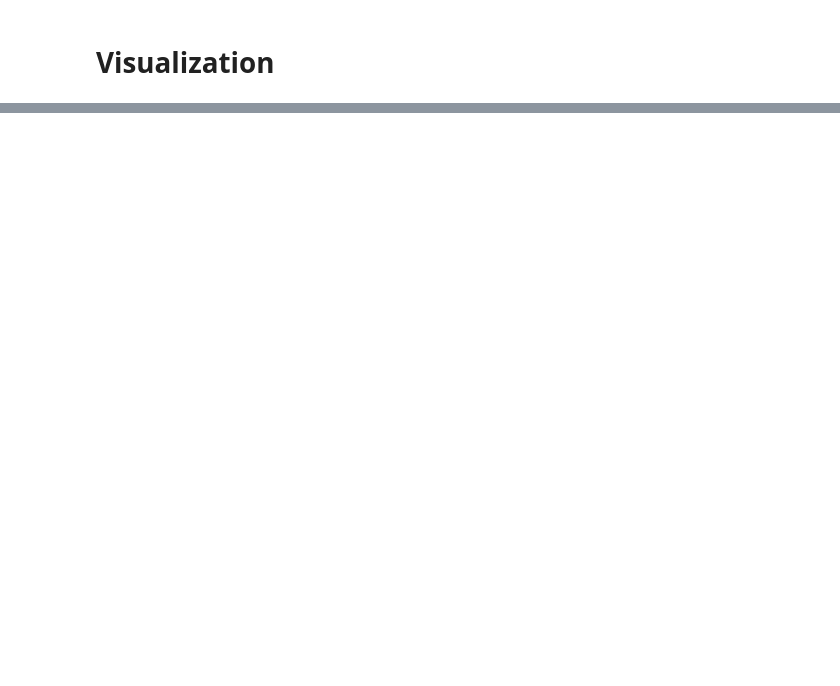
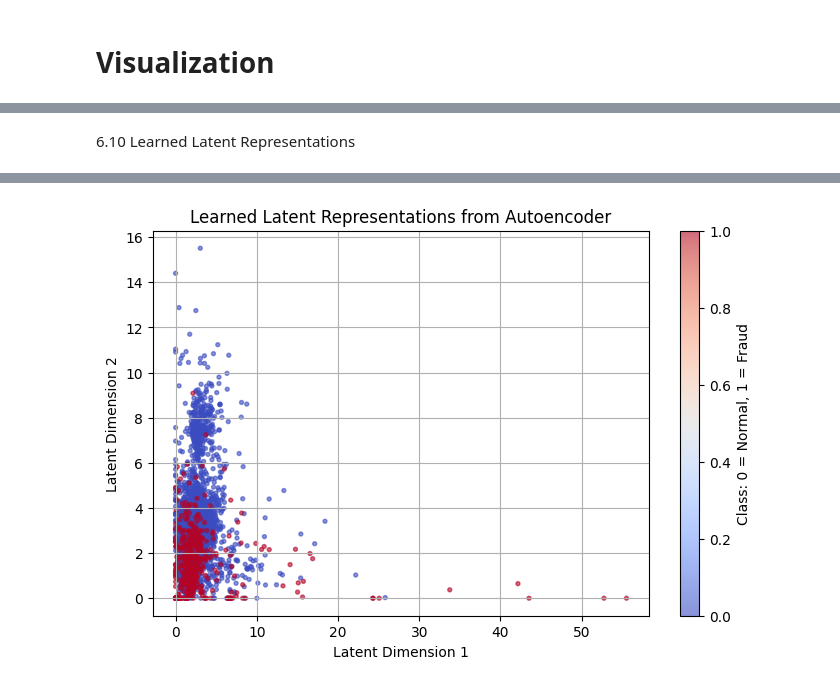
Before and after one commit to DOHA-BASEM3/FINAL-PROJECT, a Jupyter notebook: Ghena_Preprocessing_PCA_tSNE.ipynb, the cells around one changed output, grey strips where cells are left out. Drawn from its saved outputs; the diff is of its cells as text; code cells hidden in the pictures; blank space fills up the shorter version.

```diff
--- a/Ghena_Preprocessing_PCA_tSNE.ipynb
+++ b/Ghena_Preprocessing_PCA_tSNE.ipynb
@@ -1211,0 +1392,18 @@ plt.show()
+# %%
+# Prepare the test set by combining validation normal transactions with fraud transactions.
+
+X_test = np.concatenate([X_val, X_fraud], axis=0)
+
+y_test = np.concatenate([
+    np.zeros(len(X_val)),
+    np.ones(len(X_fraud))
+], axis=0)
+
+print("Test data shape:", X_test.shape)
+print("Test labels shape:", y_test.shape)
+
+unique_test, counts_test = np.unique(y_test, return_counts=True)
+
+print("Test class distribution:")
+for label, count in zip(unique_test, counts_test):
+    print(label, ":", count)
@@ -1211,0 +1569,44 @@ plt.show()
+# %% [markdown]
+6.10 Learned Latent Representations
+# %%
+# Extract and visualize the learned latent representations from the Autoencoder.
+
+encoder = Model(
+    inputs=autoencoder.input,
+    outputs=autoencoder.get_layer("latent_space").output
+)
+
+X_test_latent = encoder.predict(X_test)
+
+print("Latent representation shape:", X_test_latent.shape)
+
+normal_idx = np.where(y_test == 0)[0]
+fraud_idx = np.where(y_test == 1)[0]
+
+normal_sample_size = min(5000, len(normal_idx))
+normal_sample_idx = np.random.choice(
+    normal_idx,
+    size=normal_sample_size,
+    replace=False
+)
+
+plot_idx = np.concatenate([normal_sample_idx, fraud_idx])
+
+plt.figure(figsize=(8, 5))
+
+scatter = plt.scatter(
+    X_test_latent[plot_idx, 0],
+    X_test_latent[plot_idx, 1],
+    c=y_test[plot_idx],
+    s=8,
+    alpha=0.6,
+    cmap="coolwarm"
+)
+
+plt.xlabel("Latent Dimension 1")
+plt.ylabel("Latent Dimension 2")
+plt.title("Learned Latent Representations from Autoencoder")
+plt.colorbar(scatter, label="Class: 0 = Normal, 1 = Fraud")
+plt.grid(True)
+plt.show()
+# %% [output]
@@ -1211,0 +1615 @@ plt.show()
+[figure, added]
```
Also changed, not shown: parts of 50 cells of this notebook.
